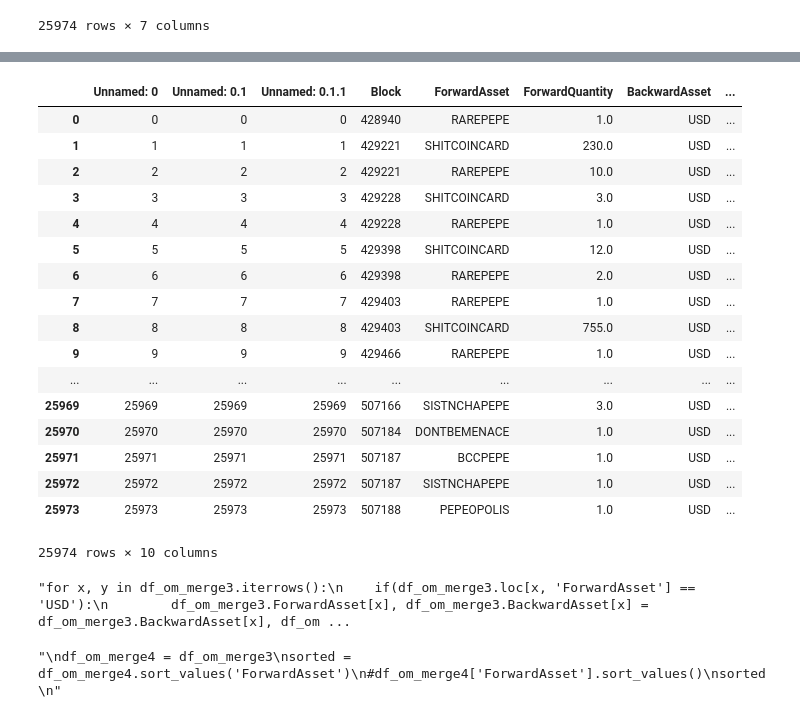
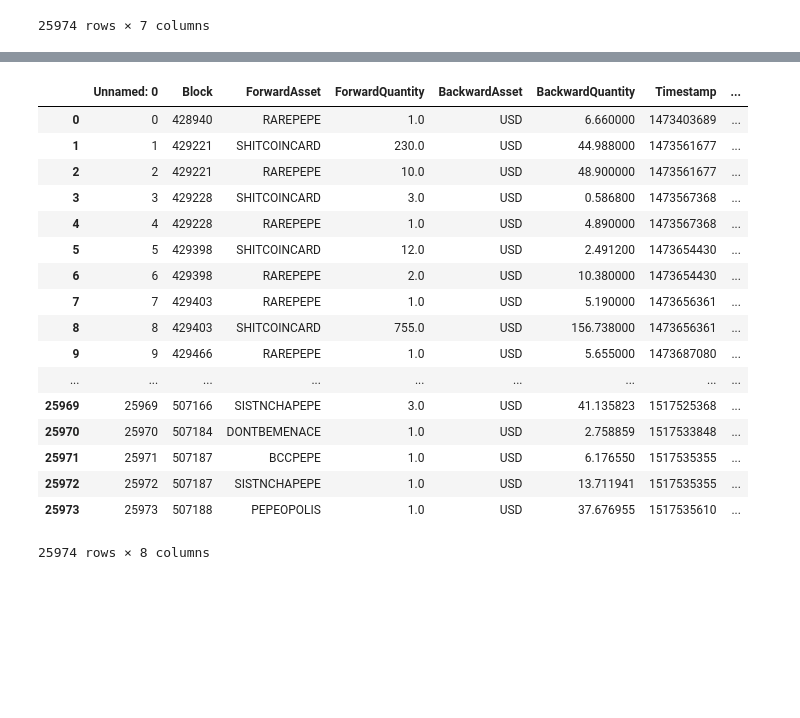
Before and after one commit to CameronLofy/rarepepes, a Jupyter notebook: rarepepes.ipynb, the cells around one changed output, grey strips where cells are left out. Drawn from its saved outputs; the diff is of its cells as text; code cells hidden in the pictures; blank space fills up the shorter version.

```diff
--- a/rarepepes.ipynb
+++ b/rarepepes.ipynb
@@ -266,45 +182,25 @@ df_om_merge3
-# %%
-'''for x, y in df_om_merge3.iterrows():
-    if(df_om_merge3.loc[x, 'ForwardAsset'] == 'USD'):
-        df_om_merge3.ForwardQuantity[x], df_om_merge3.BackwardQuantity[x] = df_om_merge3.BackwardQuantity[x], df_om_merge3.ForwardQuantity[x]
-df_om_merge3
-'''
-df_om_merge3 = pd.read_csv('CardLeftPriceRight.csv')
-df_om_merge3
-# %% [output]
-|  | Unnamed: 0 | Unnamed: 0.1 | Unnamed: 0.1.1 | Block | ForwardAsset | ForwardQuantity | BackwardAsset | ... |
-| 0 | 0 | 0 | 0 | 428940 | RAREPEPE | 1.0 | USD | ... |
-| 1 | 1 | 1 | 1 | 429221 | SHITCOINCARD | 230.0 | USD | ... |
-| 2 | 2 | 2 | 2 | 429221 | RAREPEPE | 10.0 | USD | ... |
-| 3 | 3 | 3 | 3 | 429228 | SHITCOINCARD | 3.0 | USD | ... |
-| 4 | 4 | 4 | 4 | 429228 | RAREPEPE | 1.0 | USD | ... |
-| 5 | 5 | 5 | 5 | 429398 | SHITCOINCARD | 12.0 | USD | ... |
-| 6 | 6 | 6 | 6 | 429398 | RAREPEPE | 2.0 | USD | ... |
-| 7 | 7 | 7 | 7 | 429403 | RAREPEPE | 1.0 | USD | ... |
-| 8 | 8 | 8 | 8 | 429403 | SHITCOINCARD | 755.0 | USD | ... |
-| 9 | 9 | 9 | 9 | 429466 | RAREPEPE | 1.0 | USD | ... |
-| ... | ... | ... | ... | ... | ... | ... | ... | ... |
-| 25969 | 25969 | 25969 | 25969 | 507166 | SISTNCHAPEPE | 3.0 | USD | ... |
-| 25970 | 25970 | 25970 | 25970 | 507184 | DONTBEMENACE | 1.0 | USD | ... |
-| 25971 | 25971 | 25971 | 25971 | 507187 | BCCPEPE | 1.0 | USD | ... |
-| 25972 | 25972 | 25972 | 25972 | 507187 | SISTNCHAPEPE | 1.0 | USD | ... |
-| 25973 | 25973 | 25973 | 25973 | 507188 | PEPEOPOLIS | 1.0 | USD | ... |
-25974 rows × 10 columns
-# %%
-'''for x, y in df_om_merge3.iterrows():
-    if(df_om_merge3.loc[x, 'ForwardAsset'] == 'USD'):
-        df_om_merge3.ForwardAsset[x], df_om_merge3.BackwardAsset[x] = df_om_merge3.BackwardAsset[x], df_om_merge3.ForwardAsset[x]
-df_om_merge3
-'''
-# %% [output]
-"for x, y in df_om_merge3.iterrows():\n    if(df_om_merge3.loc[x, 'ForwardAsset'] == 'USD'):\n        df_om_merge3.ForwardAsset[x], df_om_merge3.BackwardAsset[x] = df_om_merge3.BackwardAsset[x], df_om ...
 # %%
-#df_om_merge3.to_csv(r'C:\Users\Zachary Nguyen\Desktop\188 Project\rarepepes\CardLeftPriceRight.csv')
-'''
-df_om_merge4 = df_om_merge3
-sorted = df_om_merge4.sort_values('ForwardAsset')
-#df_om_merge4['ForwardAsset'].sort_values()
-sorted
-'''
+#df_om_merge3['PricePerPepe'] = df_om_merge3['BackwardQuantity'] / df_om_merge3['ForwardQuantity']
+#df_om_merge3.to_csv(r'C:\Users\Zachary Nguyen\Desktop\188 Project\rarepepes\PPP.csv')
+df_om_merge4 = pd.read_csv('PPP.csv')
+df_om_merge4
+#Commented out because it takes a while, load from PPP to continue
 # %% [output]
+|  | Unnamed: 0 | Block | ForwardAsset | ForwardQuantity | BackwardAsset | BackwardQuantity | Timestamp | ... |
+| 0 | 0 | 428940 | RAREPEPE | 1.0 | USD | 6.660000 | 1473403689 | ... |
+| 1 | 1 | 429221 | SHITCOINCARD | 230.0 | USD | 44.988000 | 1473561677 | ... |
+| 2 | 2 | 429221 | RAREPEPE | 10.0 | USD | 48.900000 | 1473561677 | ... |
+| 3 | 3 | 429228 | SHITCOINCARD | 3.0 | USD | 0.586800 | 1473567368 | ... |
+| 4 | 4 | 429228 | RAREPEPE | 1.0 | USD | 4.890000 | 1473567368 | ... |
+| 5 | 5 | 429398 | SHITCOINCARD | 12.0 | USD | 2.491200 | 1473654430 | ... |
+| 6 | 6 | 429398 | RAREPEPE | 2.0 | USD | 10.380000 | 1473654430 | ... |
+| 7 | 7 | 429403 | RAREPEPE | 1.0 | USD | 5.190000 | 1473656361 | ... |
+| 8 | 8 | 429403 | SHITCOINCARD | 755.0 | USD | 156.738000 | 1473656361 | ... |
+| 9 | 9 | 429466 | RAREPEPE | 1.0 | USD | 5.655000 | 1473687080 | ... |
+| ... | ... | ... | ... | ... | ... | ... | ... | ... |
+| 25969 | 25969 | 507166 | SISTNCHAPEPE | 3.0 | USD | 41.135823 | 1517525368 | ... |
+| 25970 | 25970 | 507184 | DONTBEMENACE | 1.0 | USD | 2.758859 | 1517533848 | ... |
+| 25971 | 25971 | 507187 | BCCPEPE | 1.0 | USD | 6.176550 | 1517535355 | ... |
+| 25972 | 25972 | 507187 | SISTNCHAPEPE | 1.0 | USD | 13.711941 | 1517535355 | ... |
+| 25973 | 25973 | 507188 | PEPEOPOLIS | 1.0 | USD | 37.676955 | 1517535610 | ... |
-"\ndf_om_merge4 = df_om_merge3\nsorted = df_om_merge4.sort_values('ForwardAsset')\n#df_om_merge4['ForwardAsset'].sort_values()\nsorted\n"
+25974 rows × 8 columns
```
Also changed, not shown: parts of 23 cells of this notebook, 8 other files.
